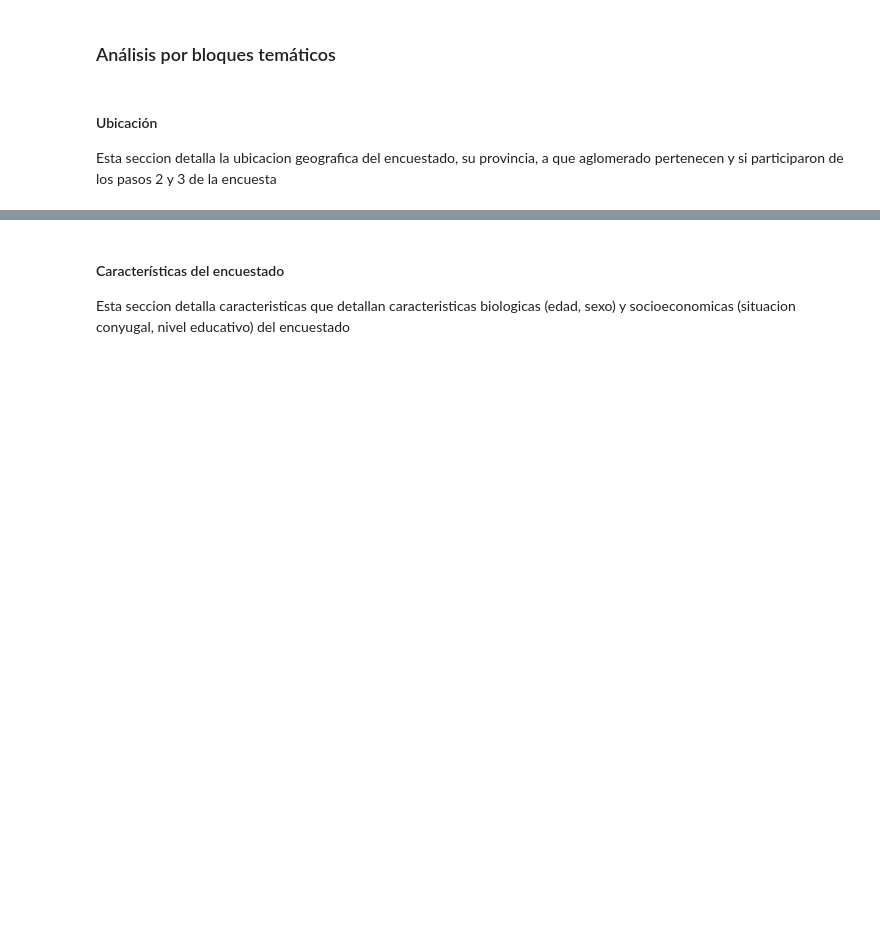
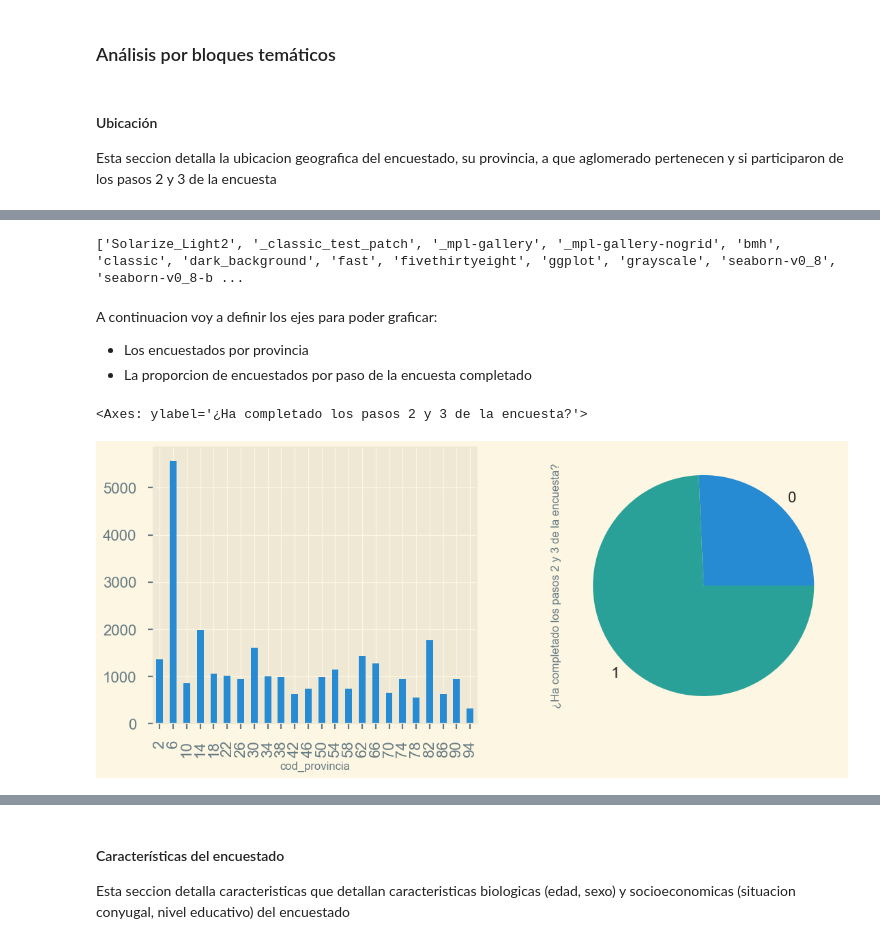
Before and after one commit to Data-Science-YPF/factores_riesgo, a Jupyter notebook: analisisBD.ipynb, the cells around one changed output, grey strips where cells are left out. Cells and saved outputs as stored; diff of their text form; code cells hidden in the pictures; blank space fills up the shorter version.

Commit message:
Primera parte de analisis+ tabla auxiliar

```diff
--- a/analisisBD.ipynb
+++ b/analisisBD.ipynb
@@ -65,3 +65,6 @@ Por cada temática, se realizan las siguientes tareas:
 #### Ubicación
 
 Esta seccion detalla la ubicacion geografica del encuestado, su provincia, a que aglomerado pertenecen y si participaron de los pasos 2 y 3 de la encuesta
+# %%
+## IGNORAR Y BORRAR A FUTURO, esta es una importacion temporal para trabajar el eda sin problemas, posteriormente sera borrada
+friesgo_2018_BB = pd.read_csv('datasets/friesgo_2018_BB.csv')
@@ -67,0 +80,3 @@ Esta seccion detalla la ubicacion geografica del encuestado, su provincia, a que
+# %%
+# ubico mi subdataset
+ubicacion = pd.DataFrame(friesgo_2018_BB.iloc[:, [0] + list(range(1,4))]).copy()
@@ -67,0 +94,25 @@ Esta seccion detalla la ubicacion geografica del encuestado, su provincia, a que
+# %%
+print(plt.style.available)
+# %% [output]
+['Solarize_Light2', '_classic_test_patch', '_mpl-gallery', '_mpl-gallery-nogrid', 'bmh', 'classic', 'dark_background', 'fast', 'fivethirtyeight', 'ggplot', 'grayscale', 'seaborn-v0_8', 'seaborn-v0_8-b ...
+# %% [markdown]
+A continuacion voy a definir los ejes para poder graficar:
++ Los encuestados por provincia
++ La proporcion de encuestados por paso de la encuesta completado
+# %%
+# defino ejes
+encuestados_por_prov = ubicacion.groupby('cod_provincia')['id'].count()
+es_submuestra = ubicacion.groupby('submuestra')['id'].count()
+# %%
+# creo la figura en la que voy a hacer mis graficos
+plt.figure(figsize=(12, 5))
+plt.style.use('Solarize_Light2')
+# primer subplot
+plt.subplot(1, 2, 1)
+encuestados_por_prov.plot(kind='bar')
+# Segundo subplot
+plt.subplot(1, 2, 2)
+es_submuestra.plot(kind='pie', ylabel='¿Ha completado los pasos 2 y 3 de la encuesta?')
+# %% [output]
+<Axes: ylabel='¿Ha completado los pasos 2 y 3 de la encuesta?'>
+[figure, added]
```
Also changed, not shown: parts of 9 cells of this notebook, 2 other files.
